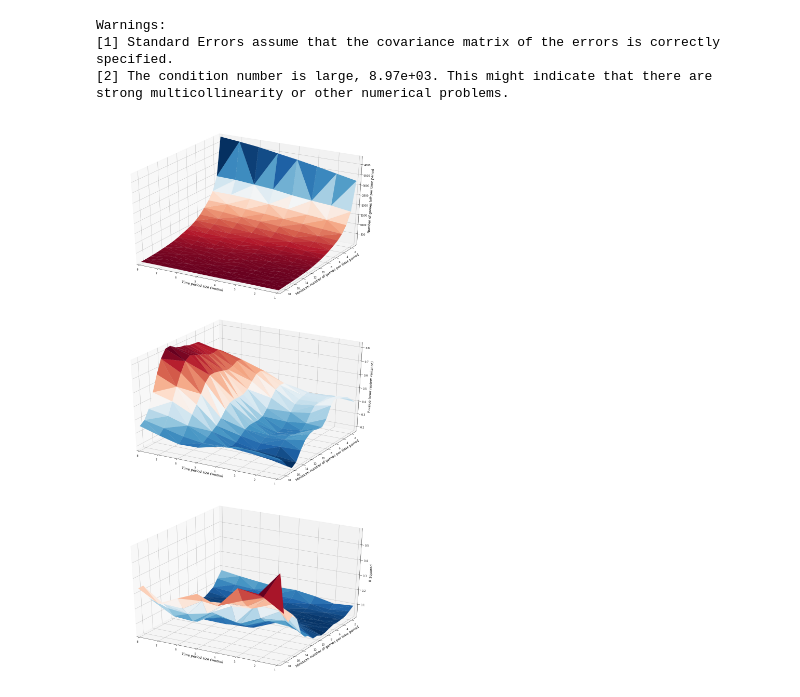
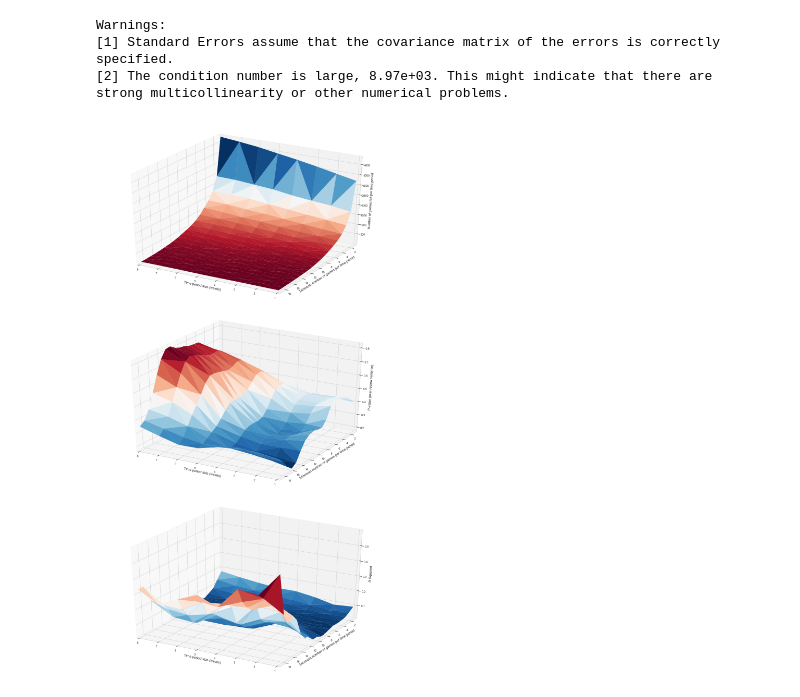
Before and after one commit to Wolfpack-Inc/stategy-business-models, a Jupyter notebook: week-volume-tradeoff.ipynb, the cells around one changed output. Cells and saved outputs as stored; diff of their text form; code cells hidden in the pictures.

```diff
--- a/week-volume-tradeoff.ipynb
+++ b/week-volume-tradeoff.ipynb
@@ -277,41 +277,44 @@ from scipy.ndimage import gaussian_filter
 # Transform the p values into a grid
 p_value_grid = reg_results[:,3].reshape(len(week_sizes), len(min_games))
 # %%
+sns.set(style='whitegrid')
+
 fig = plt.figure(figsize=(16, 30))
 ax1 = fig.add_subplot(311, projection='3d')
 ax2 = fig.add_subplot(312, projection='3d')
 ax3 = fig.add_subplot(313, projection='3d')
 
 # number of games plot
-ax1.plot_trisurf(reg_results[:,0], reg_results[:,1], reg_results[:,2], cmap='RdBu')
+ax1.plot_trisurf(reg_results[:,0], reg_results[:,1], reg_results[:,2], cmap='RdBu', linewidth=0)
 
 ax1.set_xlabel('Time period size (weeks)', fontsize=13)
 ax1.set_ylabel('Minimum number of games per time period', fontsize=13)
 ax1.set_zlabel('Number of games left per time period', fontsize=13)
 
 ax1.set_xlim(np.max(reg_results[:,0]), np.min(reg_results[:,0]))
 ax1.set_ylim(np.max(reg_results[:,1]), np.min(reg_results[:,1]));
 
 # p value plot
-ax2.plot_trisurf(reg_results[:,0], reg_results[:,1], gaussian_filter(p_value_grid, sigma=1.2).flatten(), cmap='RdBu_r')
+ax2.plot_trisurf(reg_results[:,0], reg_results[:,1], gaussian_filter(p_value_grid, sigma=1.2).flatten(), cmap='RdBu_r',
+                 linewidth=0)
 
 ax2.set_xlabel('Time period size (weeks)', fontsize=13)
 ax2.set_ylabel('Minimum number of games per time period', fontsize=13)
 ax2.set_zlabel('P-value (user review variance)', fontsize=13)
 
 ax2.set_xlim(np.max(reg_results[:,0]), np.min(reg_results[:,0]))
 ax2.set_ylim(np.max(reg_results[:,1]), np.min(reg_results[:,1]))
 
 # p value plot moderator
-ax3.plot_trisurf(reg_results[:,0], reg_results[:,1], reg_results[:,4], cmap='RdBu_r')
+ax3.plot_trisurf(reg_results[:,0], reg_results[:,1], reg_results[:,4], cmap='RdBu_r', linewidth=0)
 
 ax3.set_xlabel('Time period size (weeks)', fontsize=13)
 ax3.set_ylabel('Minimum number of games per time period', fontsize=13)
 ax3.set_zlabel('R Squared', fontsize=13)
 
 ax3.set_xlim(np.max(reg_results[:,0]), np.min(reg_results[:,0]))
 ax3.set_ylim(np.max(reg_results[:,1]), np.min(reg_results[:,1]))
 
 plt.tight_layout()
 # %% [output]
-[figure, old version]
+[figure, new version]
```
